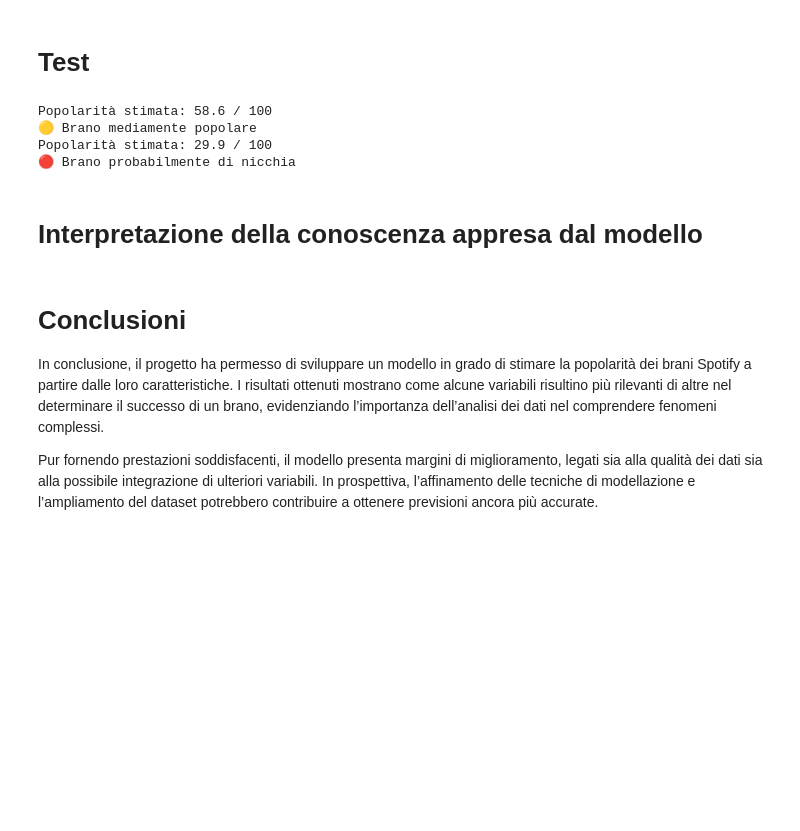
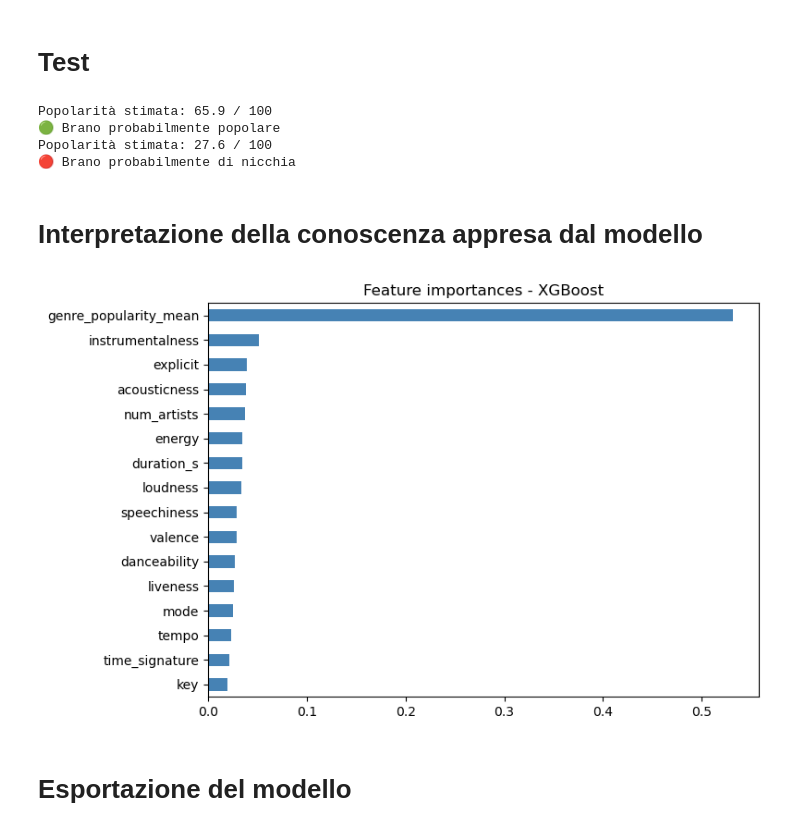
Before and after one commit to PADIprojects/Spotify-Track-Popularity-Prediction, a Jupyter notebook: track_popularity_prediction.ipynb, the cells around one changed output. Cells and saved outputs as stored; diff of their text form; code cells hidden in the pictures; blank space fills up the shorter version.

```diff
--- a/track_popularity_prediction.ipynb
+++ b/track_popularity_prediction.ipynb
@@ -516,7 +459,7 @@ df_model = df_model.drop(columns=['artists', 'album_name', 'track_name'])
 # %% [markdown]
 Rimozione dei brani con caratteristiche anomale.
 # %%
-df_model = df_model[(df_model['duration_s'] >= 30) & (df_model['duration_s'] <= 1800)]
+df_model = df_model[(df_model['duration_s'] >= 60) & (df_model['duration_s'] <= 480)]
 df_model = df_model[(df_model['loudness'] >= -60) & (df_model['loudness'] <= 0)]
 df_model = df_model[(df_model['tempo'] >= 30) & (df_model['tempo'] <= 300)]
 # %% [markdown]
@@ -552,7 +495,7 @@ Usiamo invece il **target encoding**: ogni genere viene sostituito con la **popo
 # %%
 # Target encoding: sostituisce track_genre con la popolarità media per genere
 # calcolata SOLO sul training set per evitare data leakage
-genre_mean = y_train.groupby(X_train['track_genre']).mean()
+genre_mean = y_train.groupby(X_train['track_genre'], observed=True).mean()
 
 X_train['genre_popularity_mean'] = X_train['track_genre'].map(genre_mean)
 X_test['genre_popularity_mean'] = X_test['track_genre'].map(genre_mean)
@@ -797,7 +750,7 @@ from sklearn.linear_model import Ridge
 
 poly_ridge = Pipeline([
     ('scaler', StandardScaler()),
-    ('poly', PolynomialFeatures(degree=3, include_bias=False)),
+    ('poly', PolynomialFeatures(degree=2, include_bias=False)),
     ('ridge', Ridge())
 ])
 
@@ -942,7 +899,6 @@ def predict_popularity(
     else:
         print("🔴 Brano probabilmente di nicchia")
 # %%
-# Esempio: brano pop energico
 predict_popularity(
     danceability=0.8,
     energy=0.9,
@@ -953,7 +909,6 @@ predict_popularity(
     explicit=1
 )
 
-# Esempio: brano strumentale di nicchia
 predict_popularity(
     danceability=0.3,
     energy=0.4,
@@ -961,9 +916,9 @@ predict_popularity(
     track_genre='classical'
 )
 # %% [output]
-Popolarità stimata: 58.6 / 100
-🟡 Brano mediamente popolare
-Popolarità stimata: 29.9 / 100
+Popolarità stimata: 65.9 / 100
+🟢 Brano probabilmente popolare
+Popolarità stimata: 27.6 / 100
 🔴 Brano probabilmente di nicchia
 # %% [markdown]
 # Interpretazione della conoscenza appresa dal modello
@@ -972,6 +925,15 @@ Popolarità stimata: 29.9 / 100
-# %% [markdown]
-# Conclusioni
-
-In conclusione, il progetto ha permesso di sviluppare un modello in grado di stimare la popolarità dei brani Spotify a partire dalle loro caratteristiche. I risultati ottenuti mostrano come alcune variabili risultino più rilevanti di altre nel determinare il successo di un brano, evidenziando l’importanza dell’analisi dei dati nel comprendere fenomeni complessi.
-
-Pur fornendo prestazioni soddisfacenti, il modello presenta margini di miglioramento, legati sia alla qualità dei dati sia alla possibile integrazione di ulteriori variabili. In prospettiva, l’affinamento delle tecniche di modellazione e l’ampliamento del dataset potrebbero contribuire a ottenere previsioni ancora più accurate.
+# %%
+importances = pd.Series(
+    rs_xgb.best_estimator_.named_steps['xgb'].feature_importances_,
+    index=X_train.columns
+).sort_values(ascending=False)
+
+importances.plot(kind='barh', figsize=(8, 5), color='steelblue')
+plt.gca().invert_yaxis()
+plt.title('Feature importances - XGBoost')
+plt.tight_layout()
+plt.show()
+# %% [output]
+[figure, added]
+# %% [markdown]
+# Esportazione del modello
```
Also changed, not shown: parts of 28 cells of this notebook, 2 other files.
